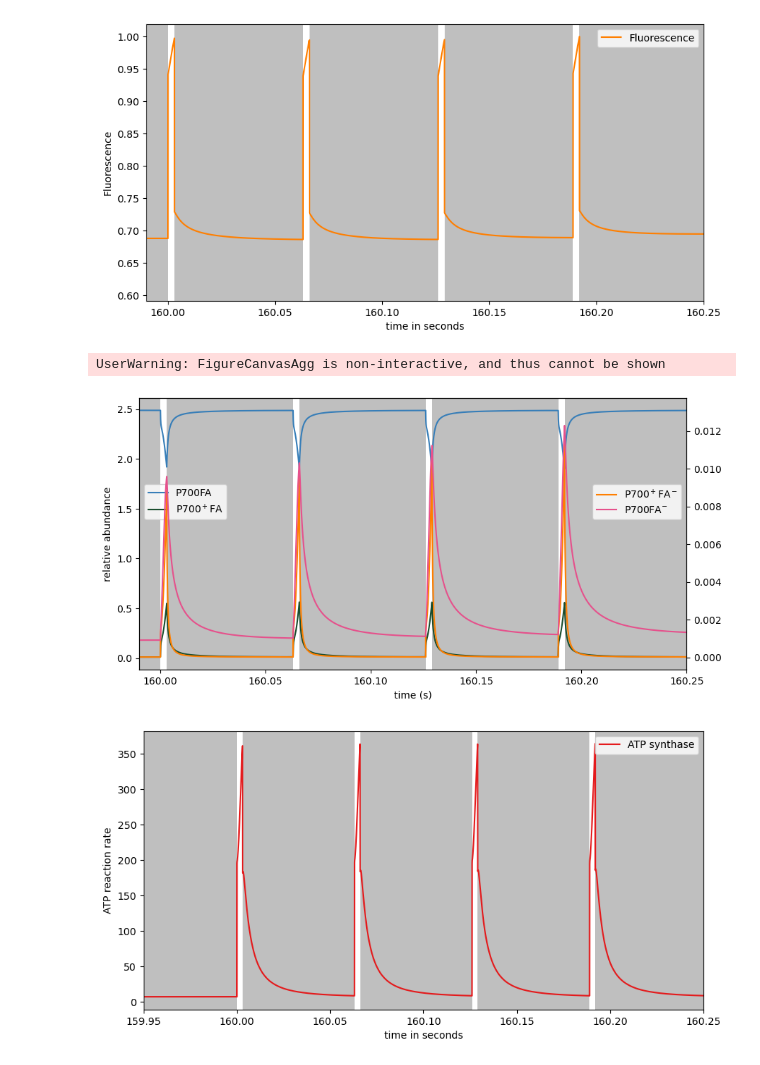
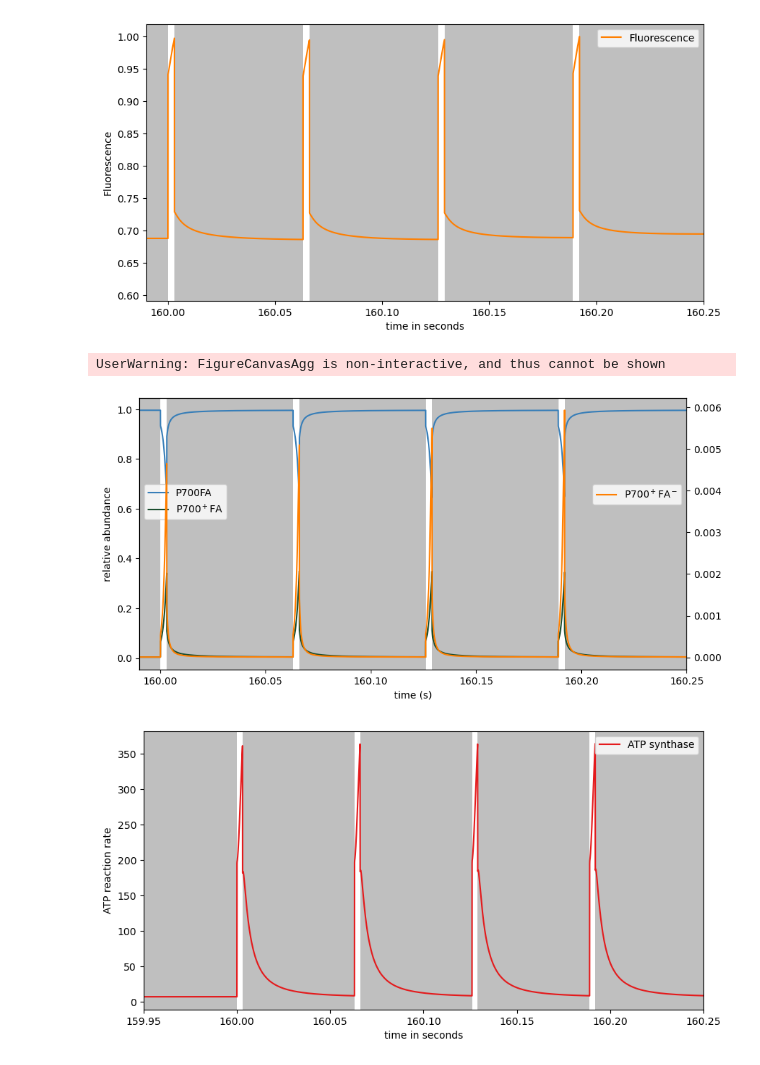
Before and after one commit to A-Potthoff/QTB_modeling, a Jupyter notebook: analyses/PIRK.ipynb, the cells around one changed output. Saved outputs shown, nothing was run; the diff lists cells and outputs as text; code cells hidden in the pictures.

```diff
--- a/analyses/PIRK.ipynb
+++ b/analyses/PIRK.ipynb
@@ -13,8 +13,8 @@ colors, colours = colourblind_palette("own")
 
 analysis = "PIRKs_and_DIRKs"
 
-#model = "cyclic_2021"
-model = "latest_dev"
+model = "cyclic_2021"
+#model = "latest_dev"
 
 m = load_model(model)
 # %% [output]
@@ -221,33 +222,33 @@ save_fig(fig, model, analysis, "PIRK_Fluorescence")
 # %%
 fig,ax1=plt.subplots(figsize=(10,5))
 ax2 = ax1.twinx()
 
-ax1.plot(c["P700FA"], label="P700FA", color=colors[0])
-ax2.plot(c["P700+FA-"], label="P700$^+$FA$^-$", color=colors[1])
-ax1.plot(c["P700+FA"], label="P700$^+$FA", color =colors[2])
+ax1.plot(c["rel_P700FA"], label="P700FA", color=colors[0])
+ax2.plot(c["rel_P700+FA-"], label="P700$^+$FA$^-$", color=colors[1])
+ax1.plot(c["rel_P700+FA"], label="P700$^+$FA", color =colors[2])
 
 if model == "latest_dev":
        ax2.plot(c["rel_P700FA-"], label = "P700FA$^{-}$", color=colors[3])
 
 #legends
 ax1.legend(loc="upper left", bbox_to_anchor=(0, 0.7))
 ax2.legend(loc = "upper right", bbox_to_anchor=(1, 0.7))
 
 ax1.set(xlim=(159.99,160.25),
        #ylim=(0.16,0.5),
        xlabel=("time (s)"),
        ylabel=("relative abundance"))
 
 #dark periods
 ax1.axvspan(100, 160, color='grey', alpha=0.5, lw=0)
 for start, end in dark_periods:
        ax1.axvspan(start, end, color='grey', alpha=0.5, lw=0)
 
 #ax1.set_yscale("log")
 fig.show()
 # %% [output]
 UserWarning: FigureCanvasAgg is non-interactive, and thus cannot be shown
-[figure, old version]
+[figure, new version]
 # %%
 save_fig(fig, model, analysis, "PIRK_PSI_states")
 # %%
```
Also changed, not shown: parts of 2 cells of this notebook, 5 other files.
